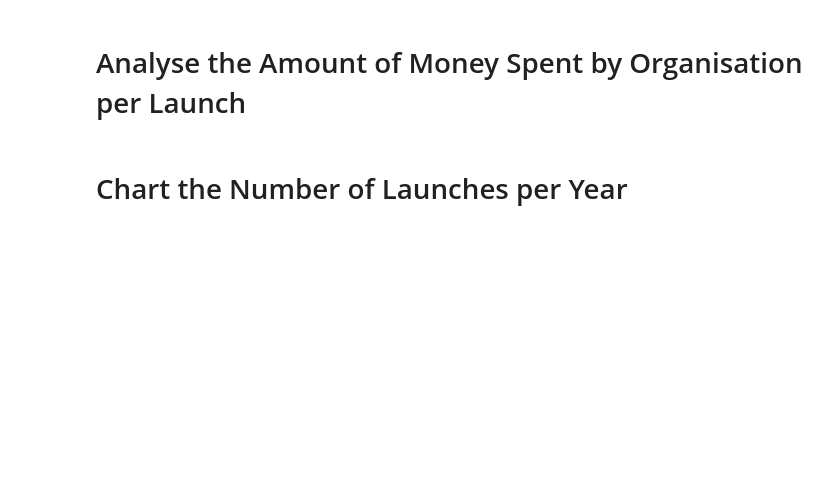
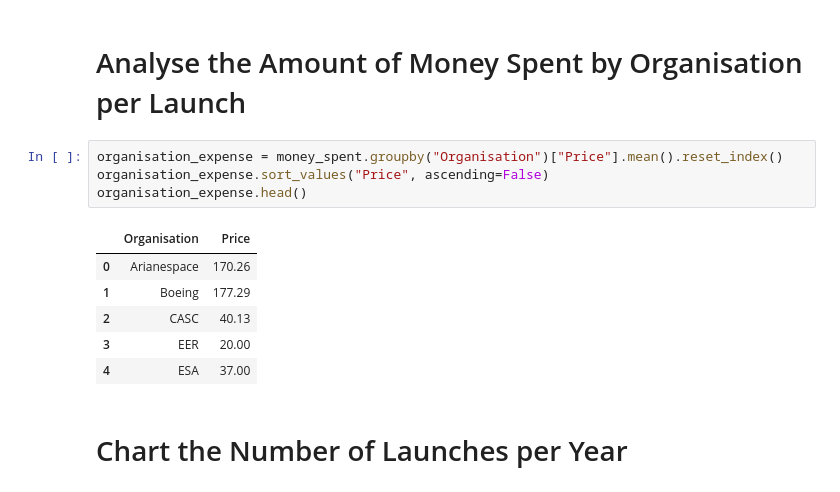
Before and after one commit to christinichka/Space-Race-Analysis, a Jupyter notebook: Space_Missions_Analysis_Capstone.ipynb, the cells around one changed output. Cells and saved outputs as stored; diff of their text form; blank space fills up the shorter version.

```diff
--- a/Space_Missions_Analysis_Capstone.ipynb
+++ b/Space_Missions_Analysis_Capstone.ipynb
@@ -316,4 +328,15 @@ TypeError: can only concatenate str (not "int") to str
 # %% [markdown]
 # Analyse the Amount of Money Spent by Organisation per Launch
+# %%
+organisation_expense = money_spent.groupby("Organisation")["Price"].mean().reset_index()
+organisation_expense.sort_values("Price", ascending=False)
+organisation_expense.head()
+# %% [output]
+|  | Organisation | Price |
+| 0 | Arianespace | 170.26 |
+| 1 | Boeing | 177.29 |
+| 2 | CASC | 40.13 |
+| 3 | EER | 20.00 |
+| 4 | ESA | 37.00 |
 # %% [markdown]
 # Chart the Number of Launches per Year
```
Also changed, not shown: parts of 8 cells of this notebook.
